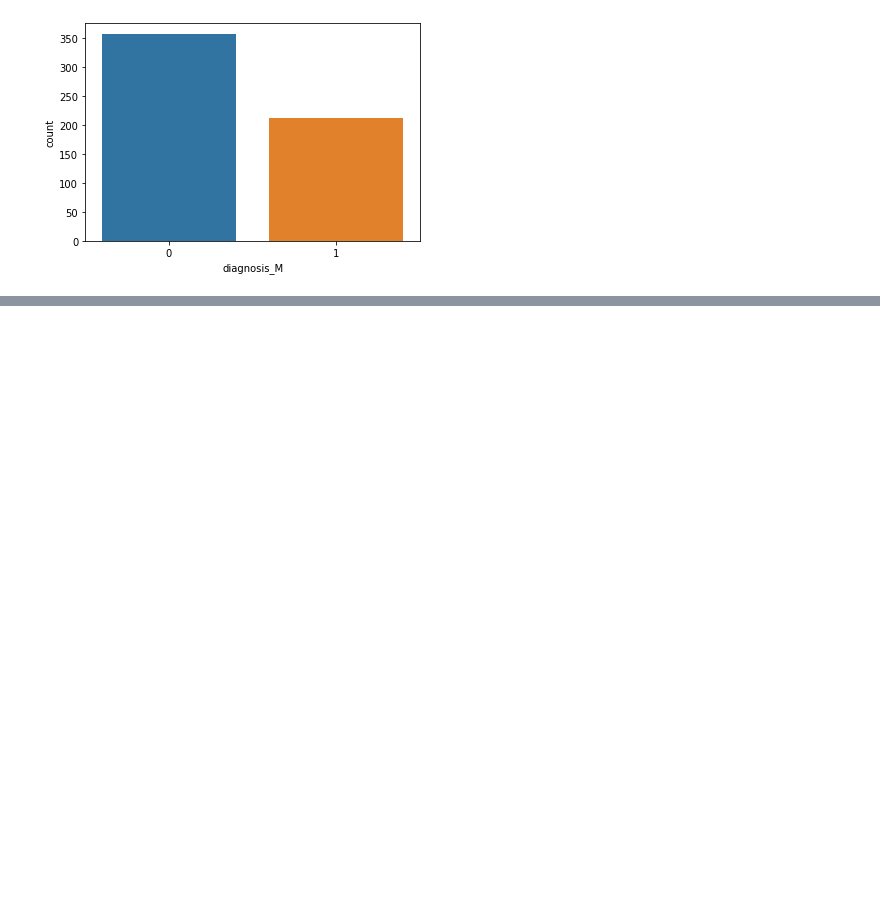
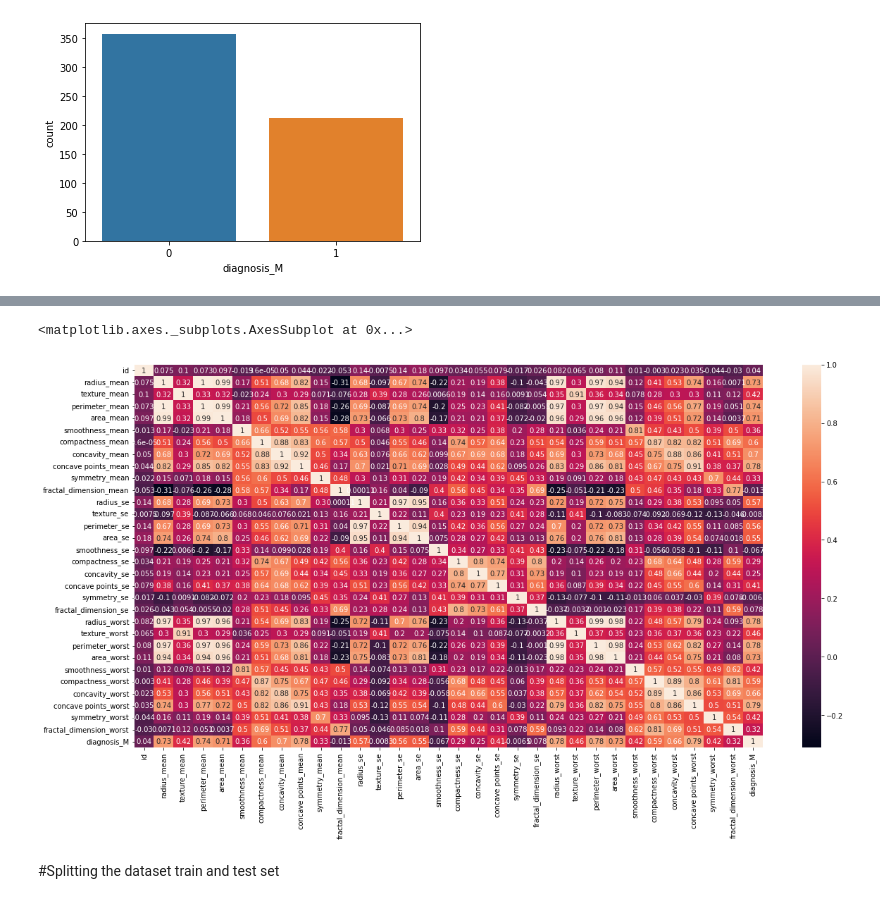
Before and after one commit to PszczeIarz/BreastCancerDetection, a Jupyter notebook: Breast_Cancer_Detection.ipynb, the cells around one changed output, grey strips where cells are left out. Cells and saved outputs as stored; diff of their text form; code cells hidden in the pictures; blank space fills up the shorter version.

```diff
--- a/Breast_Cancer_Detection.ipynb
+++ b/Breast_Cancer_Detection.ipynb
@@ -171,0 +203,3 @@ plt.show()
+# %%
+# Correlation matrix
+corr = dataset.corr()
@@ -171,0 +227,9 @@ plt.show()
+# %%
+# heatmap
+plt.figure(figsize = (20,10))
+sns.heatmap(corr, annot = True)
+# %% [output]
+<matplotlib.axes._subplots.AxesSubplot at 0x...>
+[figure, added]
+# %% [markdown]
+#Splitting the dataset train and test set
```
Also changed, not shown: parts of 15 cells of this notebook.
